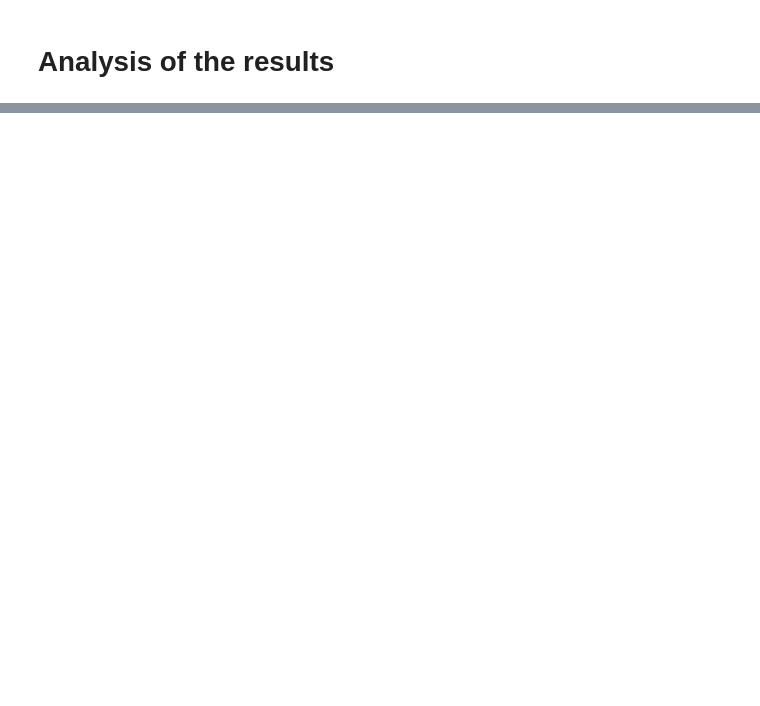
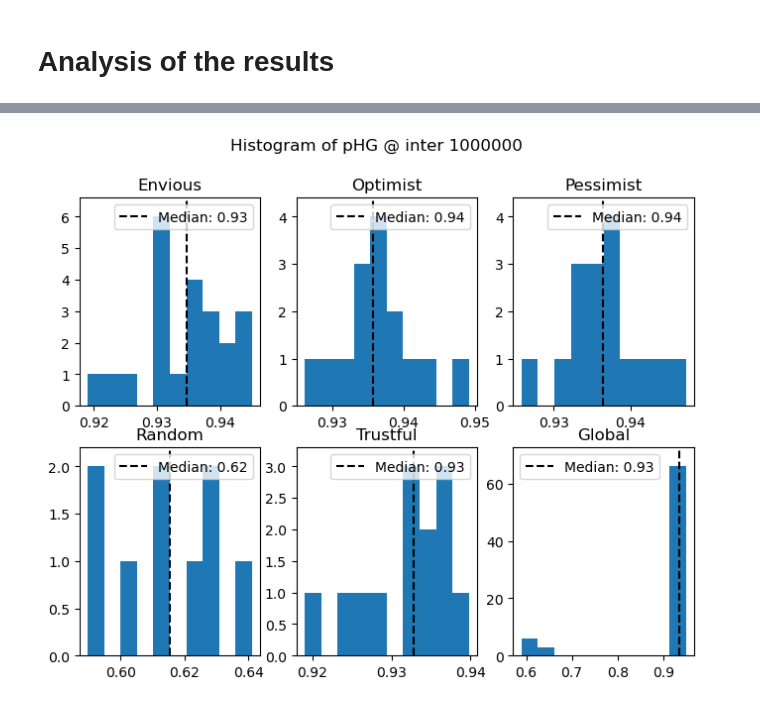
Before and after one commit to yuxuama/reinforcing_learning_social, a Jupyter notebook: notebook/last_analysis.ipynb, the cells around one changed output, grey strips where cells are left out. Cells and saved outputs as stored; diff of their text form; code cells hidden in the pictures; blank space fills up the shorter version.

```diff
--- a/notebook/last_analysis.ipynb
+++ b/notebook/last_analysis.ipynb
@@ -40,0 +46,5 @@ plt.show()
+# %%
+plot_hist_by_phenotype(local_dt, "p" + game_signature)
+plt.show()
+# %% [output]
+[figure, added]
```
Also changed, not shown: parts of 10 cells of this notebook, 6 other files.
